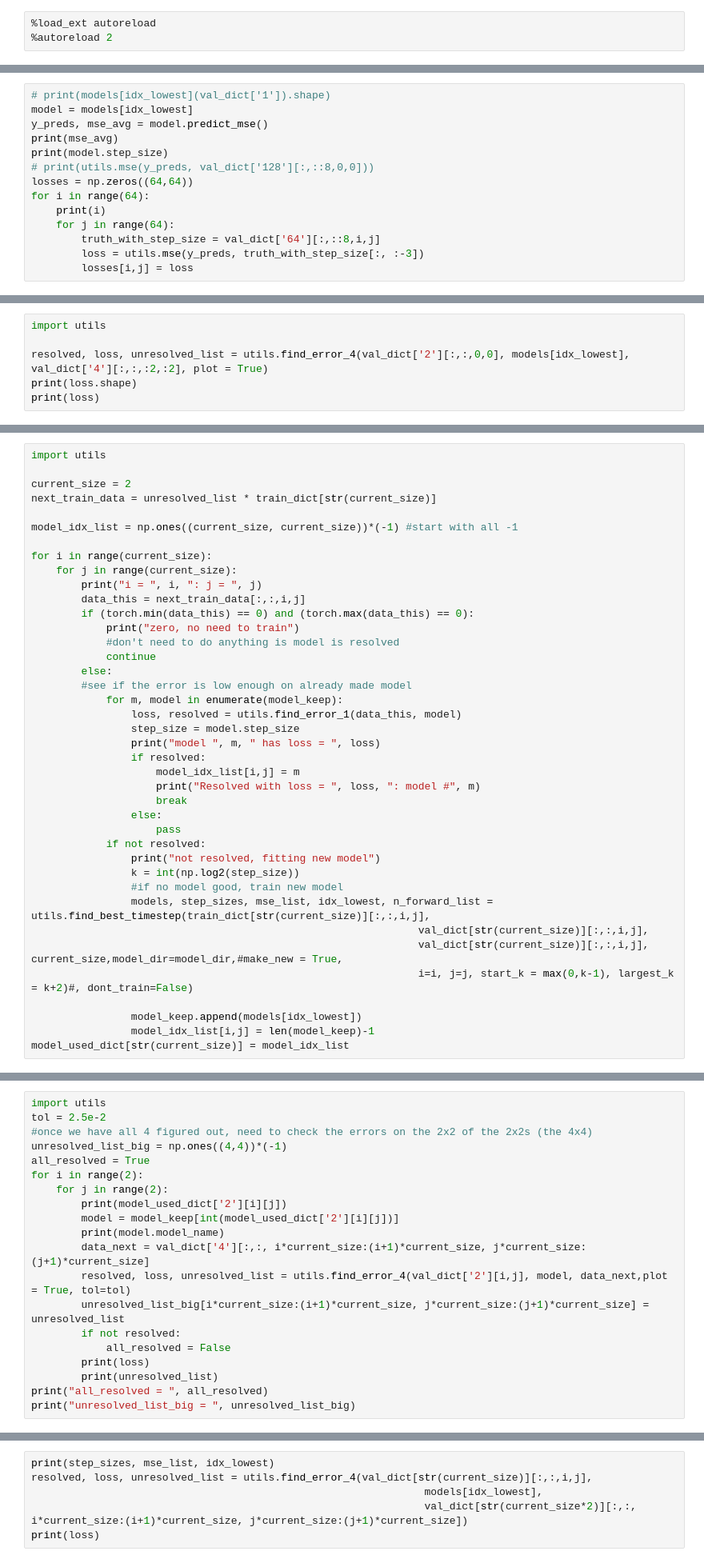
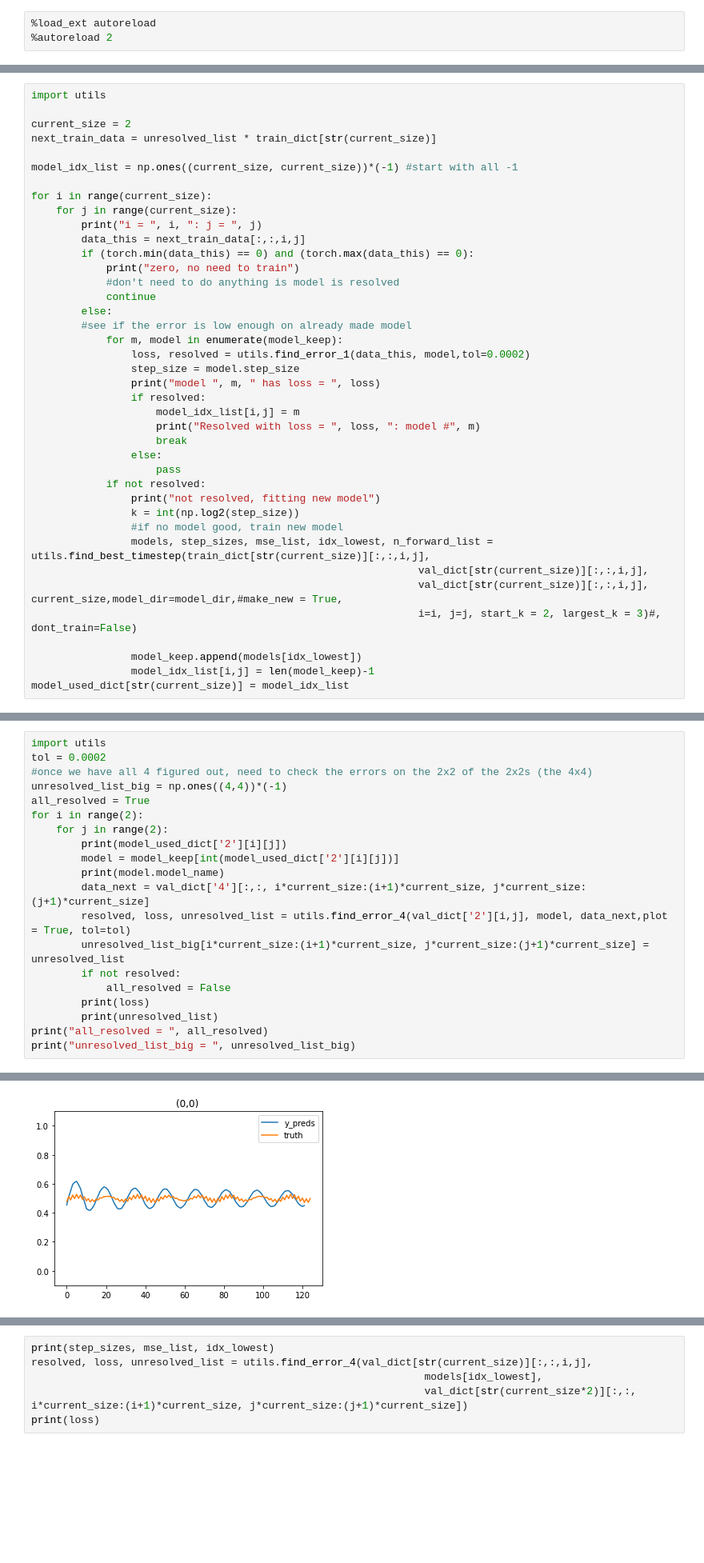
Before and after one commit to KatieJ16/Time_Space_multiscale, a Jupyter notebook: scripts/toy3a_multiscale_model_fitting-Copy1.ipynb, the cells around one changed output, grey strips where cells are left out. Shown: that part at 80% size. Saved outputs shown, nothing was run; the diff lists cells and outputs as text; blank space fills up the shorter version.

```diff
--- a/scripts/toy3a_multiscale_model_fitting-Copy1.ipynb
+++ b/scripts/toy3a_multiscale_model_fitting-Copy1.ipynb
@@ -167,14 +158,0 @@ truth_with_step_size[:,3:] shape =  torch.Size([10, 60, 2, 2])
-# %%
-# print(models[idx_lowest](val_dict['1']).shape)
-model = models[idx_lowest]
-y_preds, mse_avg = model.predict_mse()
-print(mse_avg)
-print(model.step_size)
-# print(utils.mse(y_preds, val_dict['128'][:,::8,0,0]))
-losses = np.zeros((64,64))
-for i in range(64):
-    print(i)
-    for j in range(64):
-        truth_with_step_size = val_dict['64'][:,::8,i,j]
-        loss = utils.mse(y_preds, truth_with_step_size[:, :-3])
-        losses[i,j] = loss
@@ -235,9 +159,3 @@ plt.colorbar()
-# %%
-import utils
-
-resolved, loss, unresolved_list = utils.find_error_4(val_dict['2'][:,:,0,0], models[idx_lowest], val_dict['4'][:,:,:2,:2], plot = True)
-print(loss.shape)
-print(loss)
 # %%
 
 unresolved_dict[str(current_size)] = torch.tensor(unresolved_list)
@@ -274,7 +200,7 @@ for i in range(current_size):
         else:
         #see if the error is low enough on already made model
             for m, model in enumerate(model_keep):
-                loss, resolved = utils.find_error_1(data_this, model)
+                loss, resolved = utils.find_error_1(data_this, model,tol=0.0002)
                 step_size = model.step_size
                 print("model ", m, " has loss = ", loss)
                 if resolved:
@@ -290,7 +216,7 @@ for i in range(current_size):
                 models, step_sizes, mse_list, idx_lowest, n_forward_list = utils.find_best_timestep(train_dict[str(current_size)][:,:,i,j],
                                                               val_dict[str(current_size)][:,:,i,j],
                                                               val_dict[str(current_size)][:,:,i,j], current_size,model_dir=model_dir,#make_new = True,
-                                                              i=i, j=j, start_k = max(0,k-1), largest_k = k+2)#, dont_train=False)
+                                                              i=i, j=j, start_k = 2, largest_k = 3)#, dont_train=False)
 
                 model_keep.append(models[idx_lowest])
                 model_idx_list[i,j] = len(model_keep)-1
@@ -302,6 +252,6 @@ print(model_used_dict)
 # %%
 import utils
-tol = 2.5e-2
+tol = 0.0002
 #once we have all 4 figured out, need to check the errors on the 2x2 of the 2x2s (the 4x4)
 unresolved_list_big = np.ones((4,4))*(-1)
 all_resolved = True
@@ -319,3 +269,4 @@ for i in range(2):
         print(unresolved_list)
 print("all_resolved = ", all_resolved)
 print("unresolved_list_big = ", unresolved_list_big)
+# %% [output]
@@ -321,0 +290 @@ print("unresolved_list_big = ", unresolved_list_big)
+[figure, added]
```
Also changed, not shown: parts of 14 cells of this notebook, 1 other file.
